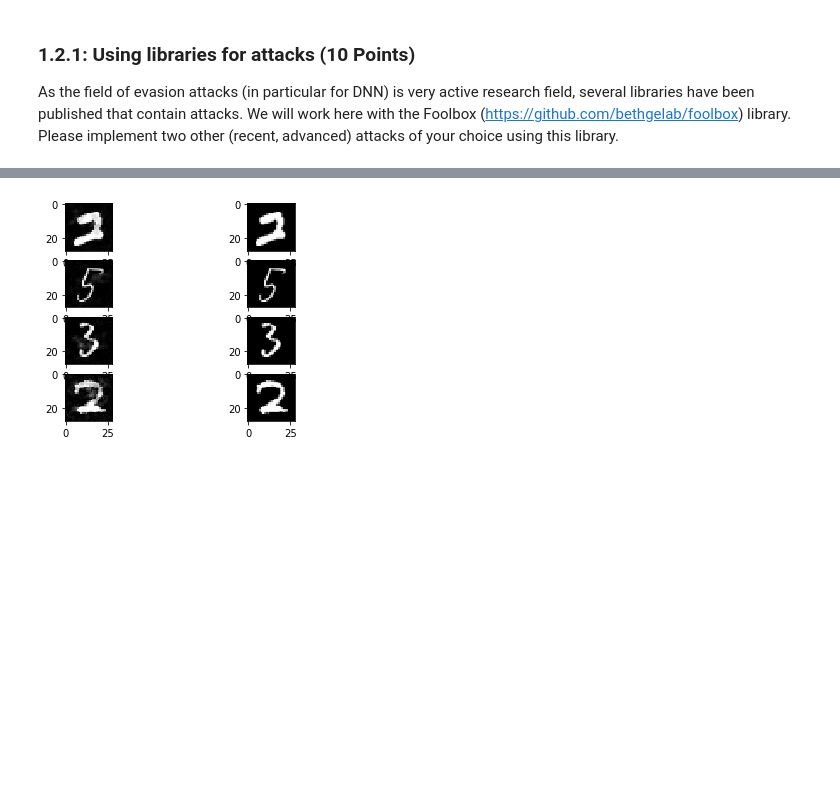
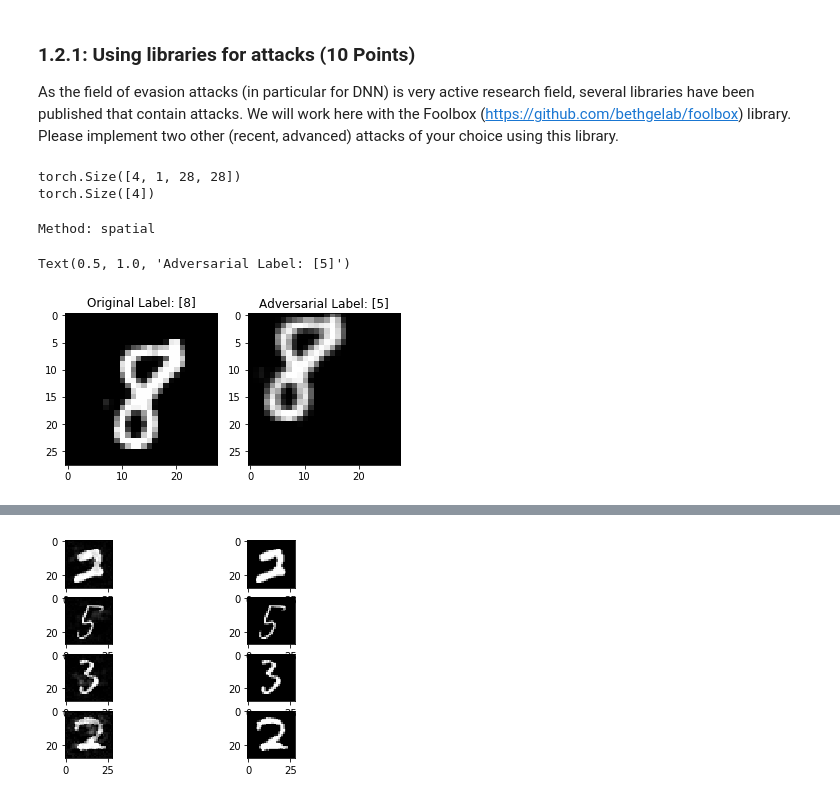
Before and after one commit to muhammadyaseen/mlcysecproj3, a Jupyter notebook: Project3_Notebook.ipynb, the cells around one changed output, grey strips where cells are left out. Drawn from its saved outputs; the diff is of its cells as text; code cells hidden in the pictures; blank space fills up the shorter version.

Commit message:
added class for adv examples

```diff
--- a/Project3_Notebook.ipynb
+++ b/Project3_Notebook.ipynb
@@ -145,6 +145,22 @@ class IncorrectPrediction:
         self.image = image
         self.prob_dist = prob_dist
 
+
+class AdversarialExample:
+
+    def __init__(self, true_label, adv_label,
+                 true_image, adv_image, gen_method,
+                 true_score, adv_score):
+
+        self.true_label = true_label
+        self.adv_label  = adv_label
+        self.true_image = true_image
+        self.adv_image  = adv_image
+        self.gen_method = gen_method
+        self.true_score = true_score
+        self.adv_score  = adv_score
+
+
 def get_accuracy_from_predictions(actual, predictions, verbose=False):
 
     assert actual.size() == predictions.size()
@@ -564,3 +616,29 @@ for i, data in tqdm(enumerate(mnist_train_data_loader, 0)):
+# %%
+MODEL_SAVE_PATH = './victim-model.pth'
+
+# instantiate model
+
+victim_model = CNNModel()
+victim_model.load_state_dict(torch.load(MODEL_SAVE_PATH))
+victim_model.eval()
+
+my = attack_model(victim_model, max_adv_examples=1, attack_name='spatial', attack_params=None)
+# %% [output]
+torch.Size([4, 1, 28, 28])
+torch.Size([4])
+# %%
+print("Method: {0}".format(my[0].gen_method))
+plt.subplot(1,2,1)
+plt.imshow(my[0].true_image.squeeze(),cmap='gray')
+plt.title("Original Label: [{0}]".format(my[0].true_label))
+plt.subplot(1,2,2)
+plt.imshow(my[0].adv_image.squeeze(),cmap='gray')
+plt.title("Adversarial Label: [{0}]".format(my[0].adv_label))
+print(my[0].true_score,my[0].)
+# %% [output]
+Method: spatial
+Text(0.5, 1.0, 'Adversarial Label: [5]')
+[figure, added]
 # %%
 R = len(adversarials)
 p=1
```
Also changed, not shown: parts of 3 cells of this notebook.
